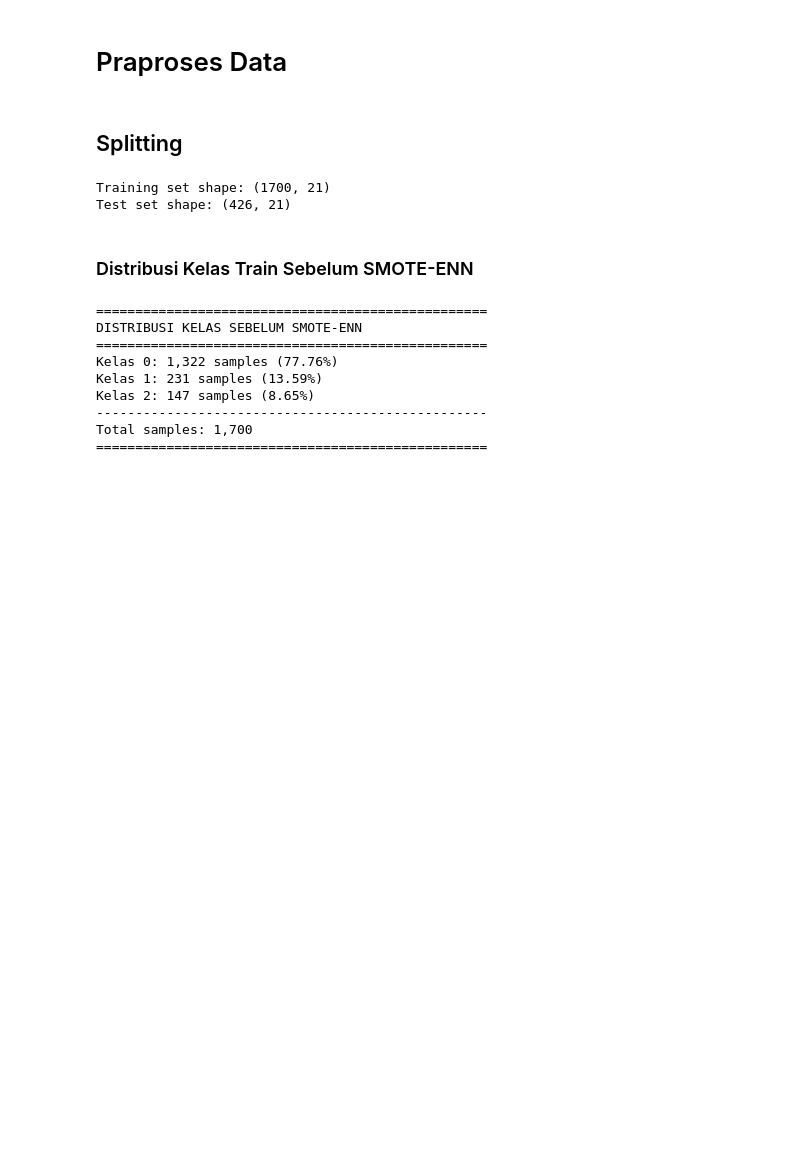
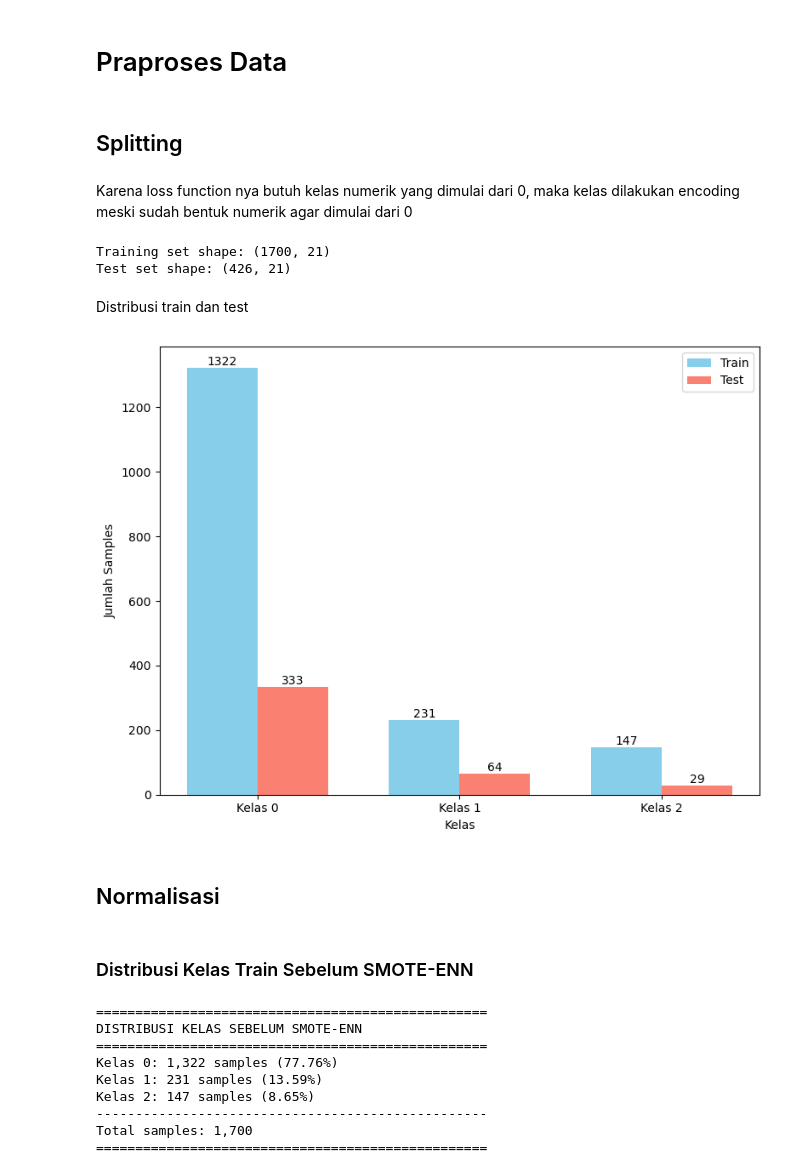
Before and after one commit to wildanjr19/5th-college, a Jupyter notebook: Jaringan Syaraf Tiruan/project/Classification_Fetal.ipynb, the cells around one changed output. Saved outputs shown, nothing was run; the diff lists cells and outputs as text; code cells hidden in the pictures; blank space fills up the shorter version.

```diff
--- a/Jaringan Syaraf Tiruan/project/Classification_Fetal.ipynb
+++ b/Jaringan Syaraf Tiruan/project/Classification_Fetal.ipynb
@@ -54,0 +66,2 @@ Name: count, dtype: int64
+# %% [markdown]
+Karena loss function nya butuh kelas numerik yang dimulai dari 0, maka kelas dilakukan encoding meski sudah bentuk numerik agar dimulai dari 0
@@ -62,3 +78,47 @@ print("Test set shape:", X_test.shape)
 # %% [output]
 Training set shape: (1700, 21)
 Test set shape: (426, 21)
+# %% [markdown]
+Distribusi train dan test
+# %%
+unique_train, counts_train = np.unique(y_train, return_counts=True)
+unique_test, counts_test = np.unique(y_test, return_counts=True)
+
+# Pastikan semua kelas ada di kedua set (pad jika perlu)
+all_classes = np.unique(np.concatenate([y_train, y_test]))
+train_counts = np.zeros(len(all_classes))
+test_counts = np.zeros(len(all_classes))
+for i, cls in enumerate(all_classes):
+    if cls in unique_train:
+        train_counts[i] = counts_train[np.where(unique_train == cls)[0][0]]
+    if cls in unique_test:
+        test_counts[i] = counts_test[np.where(unique_test == cls)[0][0]]
+
+# Plot grouped bar chart
+x = np.arange(len(all_classes))  # posisi kelas
+width = 0.35  # lebar bar
+
+fig, ax = plt.subplots(figsize=(8, 6))
+bars1 = ax.bar(x - width/2, train_counts, width, label='Train', color='skyblue')
+bars2 = ax.bar(x + width/2, test_counts, width, label='Test', color='salmon')
+
+ax.set_xlabel('Kelas')
+ax.set_ylabel('Jumlah Samples')
+ax.set_xticks(x)
+ax.set_xticklabels([f'Kelas {int(cls)}' for cls in all_classes])
+ax.legend()
+
+# Tambahkan label nilai di atas bar
+for bar in bars1:
+    height = bar.get_height()
+    ax.text(bar.get_x() + bar.get_width()/2., height, f'{int(height)}', ha='center', va='bottom')
+for bar in bars2:
+    height = bar.get_height()
+    ax.text(bar.get_x() + bar.get_width()/2., height, f'{int(height)}', ha='center', va='bottom')
+
+plt.tight_layout()
+plt.show()
+# %% [output]
+[figure, added]
+# %% [markdown]
+## Normalisasi
```
Also changed, not shown: parts of 22 cells of this notebook.
